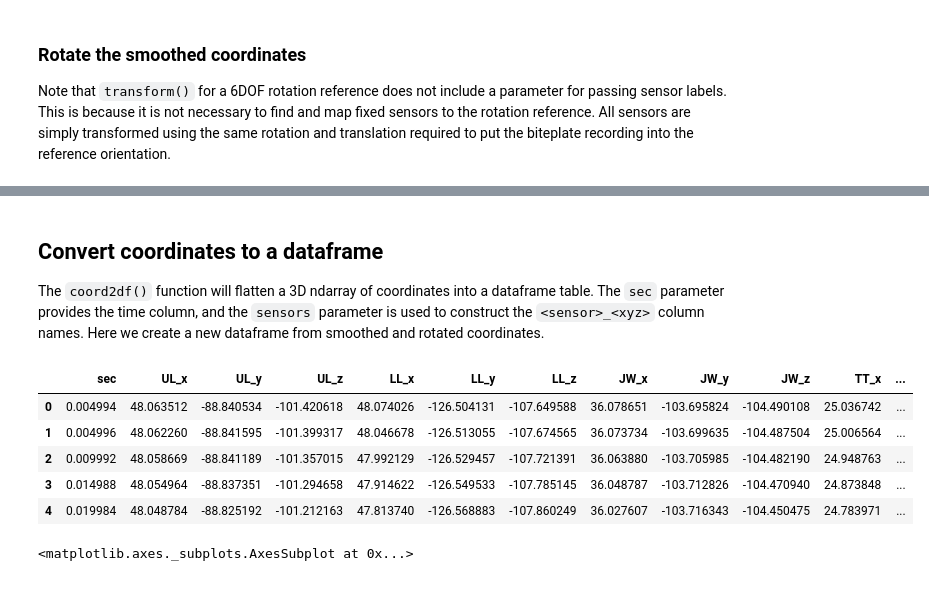
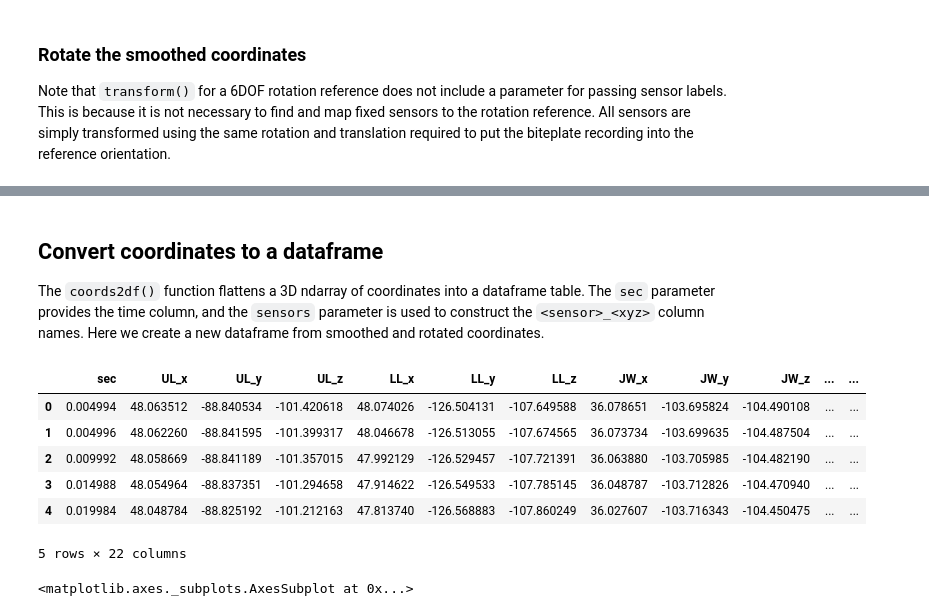
Before and after one commit to rsprouse/ematools, a Jupyter notebook: doc/ematools_demo.ipynb, the cells around one changed output, grey strips where cells are left out. Drawn from its saved outputs; the diff is of its cells as text; code cells hidden in the pictures.

```diff
--- a/doc/ematools_demo.ipynb
+++ b/doc/ematools_demo.ipynb
@@ -242,5 +257,5 @@ bp6d = WaxBiteplate6D(d6bpfile, bp_sensors_sn715)
 ### Get raw coordinates
 # %%
 data_sensors_sn715 = {'UL': 1, 'LL': 2, 'JW': 3, 'TT': 4, 'TB': 5, 'TD': 6, 'PL': 13}
-d6tsvfile = os.path.join(datadir, 'SN715_MOCHA_TIMIT_451.tsv')
-d6rec = NDIData(d6tsvfile, data_sensors_sn715)
+reftsvfile = os.path.join(datadir, 'SN715_MOCHA_TIMIT_451.tsv')
+refrec = NDIData(reftsvfile, data_sensors_sn715)
@@ -251,0 +262,3 @@ sensor_plot(raw6d, d6slabels)
+# %%
+rawref, reftlabels, refslabels = refrec.coords()
+sensor_plot(rawref, refslabels)
@@ -252,6 +267,6 @@ sensor_plot(raw6d, d6slabels)
 # %% [markdown]
 ### Apply smoothing
 # %%
-sraw6d = smoothn(raw6d, axis=[0], isrobust=True, s=20.0)[0]
-sensor_plot(sraw6d, d6slabels)
+srawref = smoothn(rawref, axis=[0], isrobust=True, s=20.0)[0]
+sensor_plot(srawref, refslabels)
 # %% [output]
@@ -267,0 +278,3 @@ sensor_plot(rot6d, d6slabels)
+# %%
+rotref = bpref.transform(srawref)
+sensor_plot(rotref, refslabels)
@@ -268,17 +283,18 @@ sensor_plot(rot6d, d6slabels)
 # %% [markdown]
 ## Convert coordinates to a dataframe
 
-The `coord2df()` function will flatten a 3D ndarray of coordinates into a dataframe table. The `sec` parameter provides the time column, and the `sensors` parameter is used to construct the `<sensor>_<xyz>` column names. Here we create a new dataframe from smoothed and rotated coordinates.
+The `coords2df()` function flattens a 3D ndarray of coordinates into a dataframe table. The `sec` parameter provides the time column, and the `sensors` parameter is used to construct the `<sensor>_<xyz>` column names. Here we create a new dataframe from smoothed and rotated coordinates.
 # %%
-df = coords2df(rot6d, sec=d6tlabels, sensors=d6slabels)
+df = coords2df(rotref, sec=reftlabels, sensors=refslabels)
 df.head()
 # %% [output]
-|  | sec | UL_x | UL_y | UL_z | LL_x | LL_y | LL_z | JW_x | JW_y | JW_z | TT_x | ... |
-| 0 | 0.004994 | 48.063512 | -88.840534 | -101.420618 | 48.074026 | -126.504131 | -107.649588 | 36.078651 | -103.695824 | -104.490108 | 25.036742 | ... |
-| 1 | 0.004996 | 48.062260 | -88.841595 | -101.399317 | 48.046678 | -126.513055 | -107.674565 | 36.073734 | -103.699635 | -104.487504 | 25.006564 | ... |
-| 2 | 0.009992 | 48.058669 | -88.841189 | -101.357015 | 47.992129 | -126.529457 | -107.721391 | 36.063880 | -103.705985 | -104.482190 | 24.948763 | ... |
-| 3 | 0.014988 | 48.054964 | -88.837351 | -101.294658 | 47.914622 | -126.549533 | -107.785145 | 36.048787 | -103.712826 | -104.470940 | 24.873848 | ... |
-| 4 | 0.019984 | 48.048784 | -88.825192 | -101.212163 | 47.813740 | -126.568883 | -107.860249 | 36.027607 | -103.716343 | -104.450475 | 24.783971 | ... |
+|  | sec | UL_x | UL_y | UL_z | LL_x | LL_y | LL_z | JW_x | JW_y | JW_z | ... | ... |
+| 0 | 0.004994 | 48.063512 | -88.840534 | -101.420618 | 48.074026 | -126.504131 | -107.649588 | 36.078651 | -103.695824 | -104.490108 | ... | ... |
+| 1 | 0.004996 | 48.062260 | -88.841595 | -101.399317 | 48.046678 | -126.513055 | -107.674565 | 36.073734 | -103.699635 | -104.487504 | ... | ... |
+| 2 | 0.009992 | 48.058669 | -88.841189 | -101.357015 | 47.992129 | -126.529457 | -107.721391 | 36.063880 | -103.705985 | -104.482190 | ... | ... |
+| 3 | 0.014988 | 48.054964 | -88.837351 | -101.294658 | 47.914622 | -126.549533 | -107.785145 | 36.048787 | -103.712826 | -104.470940 | ... | ... |
+| 4 | 0.019984 | 48.048784 | -88.825192 | -101.212163 | 47.813740 | -126.568883 | -107.860249 | 36.027607 | -103.716343 | -104.450475 | ... | ... |
+5 rows × 22 columns
 # %%
 df.plot('TB_x', 'TB_y')  # Should match the previous plot of TB
 # %% [output]
```
Also changed, not shown: parts of 15 cells of this notebook, 1 other file.
